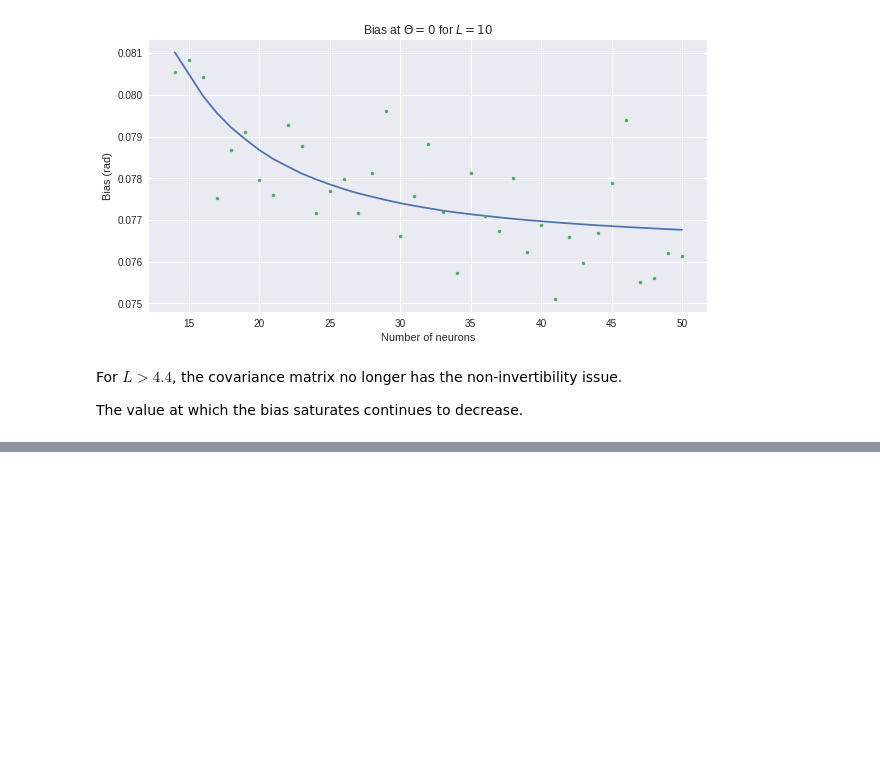
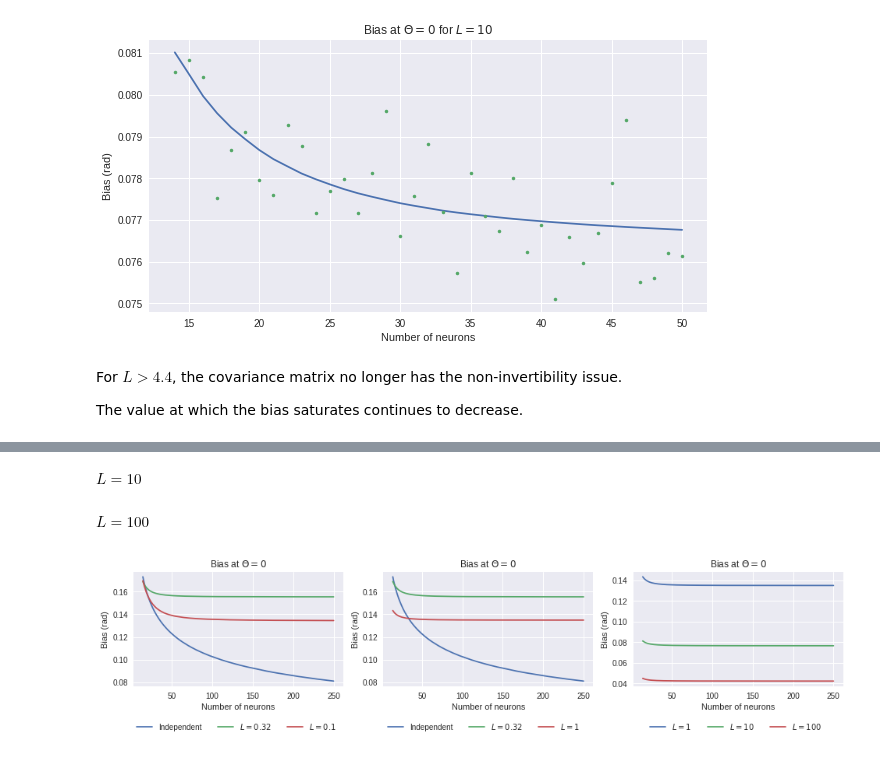
Before and after one commit to dtailor17/neural-population-codes, a Jupyter notebook: noise_correlations.ipynb, the cells around one changed output, grey strips where cells are left out. Drawn from its saved outputs; the diff is of its cells as text; code cells hidden in the pictures; blank space fills up the shorter version.

Commit message:
Final plots for bias vs #neurons using non-circular corr matrix

```diff
--- a/noise_correlations.ipynb
+++ b/noise_correlations.ipynb
@@ -2830,0 +2903,2 @@ The value at which the bias saturates continues to decrease.
+# %% [markdown]
+$L = 10$
@@ -2830,0 +2919,58 @@ The value at which the bias saturates continues to decrease.
+# %% [markdown]
+$L = 100$
+# %%
+max_corr = 1.0
+corr_length = 100
+
+n_neurons_upper = 251
+n_neurons_arr = np.arange(1, n_neurons_upper)
+
+biases_neurons_corr_GP_2_l100_non_circ_2 = np.zeros(len(n_neurons_arr))
+variances_neurons_corr_GP_2_l100_non_circ = np.zeros(len(n_neurons_arr))
+
+for j in range(len(n_neurons_arr)):
+    cov_mtx = construct_cov_matrix_new(max_corr=max_corr, corr_length=corr_length, n_neurons=n_neurons_arr[j])
+    (biases_neurons_corr_GP_2_l100_non_circ_2[j], variances_neurons_corr_GP_2_l100_non_circ[j]) = get_GP_ests_stim_0_new(n_neurons_arr[j], cov_mtx)
+    print n_neurons_arr[j]
+# %%
+n_neurons_upper = 251
+n_neurons_arr = np.arange(1, n_neurons_upper)
+
+skip_idx = 13
+end_idx = 250
+
+plt.rcParams['figure.figsize'] = (13.5, 3)
+
+plt.subplot(131)
+plt.plot(n_neurons_arr[skip_idx:end_idx], biases_neurons_ind_GP[skip_idx:end_idx], label='Independent')
+plt.plot(n_neurons_arr[skip_idx:], biases_neurons_corr_GP_2_l032_non_circ[skip_idx:], label='$L=0.32$')
+plt.plot(n_neurons_arr[skip_idx:], biases_neurons_corr_GP_2_l01_non_circ[skip_idx:], label='$L=0.1$')
+plt.title('Bias at $\Theta=0$')
+plt.xlabel('Number of neurons')
+plt.ylabel('Bias (rad)')
+plt.legend(loc=1, bbox_to_anchor=(1.0, -0.25), ncol=3)
+
+
+plt.subplot(132)
+plt.plot(n_neurons_arr[skip_idx:end_idx], biases_neurons_ind_GP[skip_idx:end_idx], label='Independent')
+plt.plot(n_neurons_arr[skip_idx:], biases_neurons_corr_GP_2_l032_non_circ[skip_idx:], label='$L=0.32$')
+plt.plot(n_neurons_arr[skip_idx:], biases_neurons_corr_GP_2_l1_non_circ[skip_idx:], label='$L=1$')
+plt.title('Bias at $\Theta=0$')
+plt.xlabel('Number of neurons')
+plt.ylabel('Bias (rad)')
+plt.legend(loc=1, bbox_to_anchor=(0.97, -0.25), ncol=3)
+
+
+plt.subplot(133)
+plt.plot(n_neurons_arr[skip_idx:], biases_neurons_corr_GP_2_l1_non_circ[skip_idx:], label='$L=1$')
+plt.plot(n_neurons_arr[skip_idx:], biases_neurons_corr_GP_2_l10_non_circ[skip_idx:], label='$L=10$')
+plt.plot(n_neurons_arr[skip_idx:], biases_neurons_corr_GP_2_l100_non_circ_2[skip_idx:], label='$L=100$')
+plt.title('Bias at $\Theta=0$')
+plt.xlabel('Number of neurons')
+plt.ylabel('Bias (rad)')
+plt.legend(loc=1, bbox_to_anchor=(0.93, -0.25), ncol=3)
+
+plt.tight_layout()
+plt.rcParams['figure.figsize'] = (10, 5)
+# %% [output]
+[figure, added]
```
Also changed, not shown: parts of 11 cells of this notebook, 1 other file.
